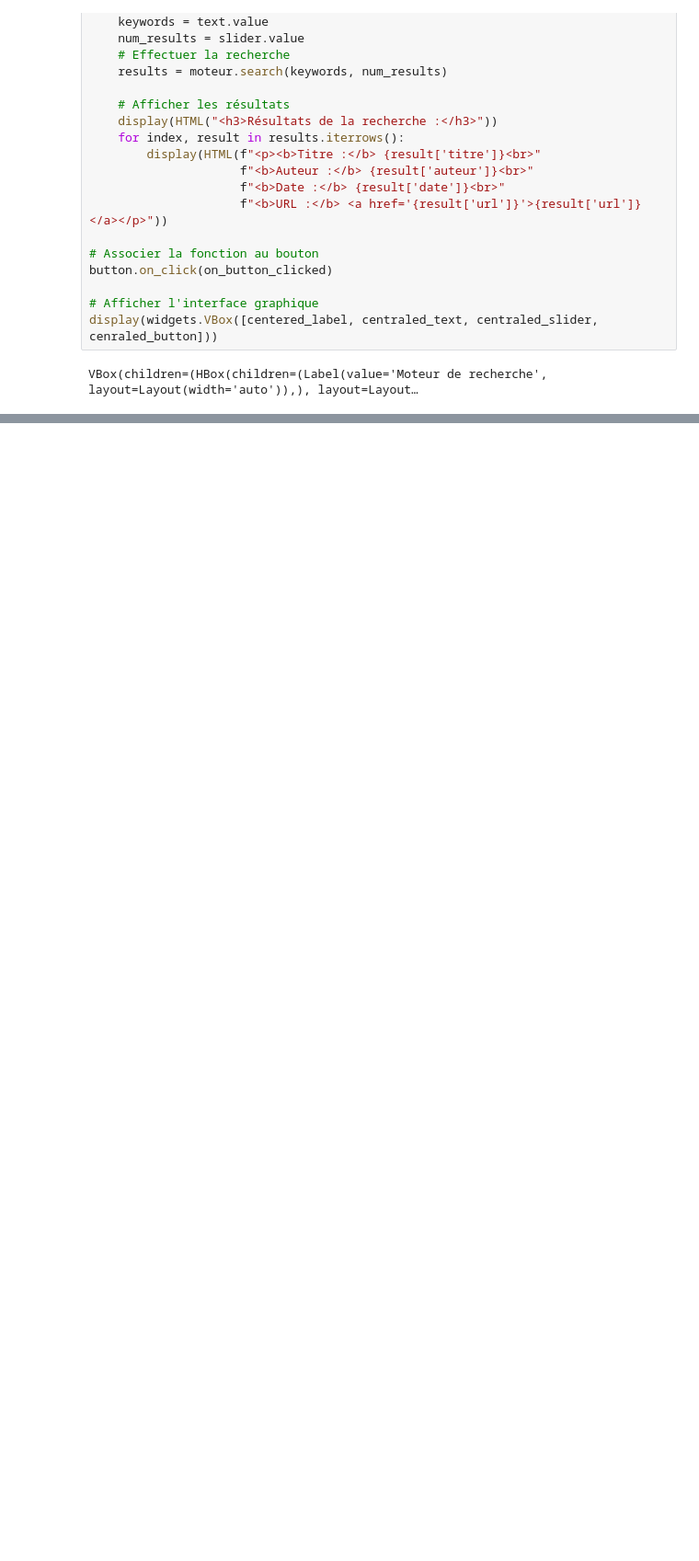
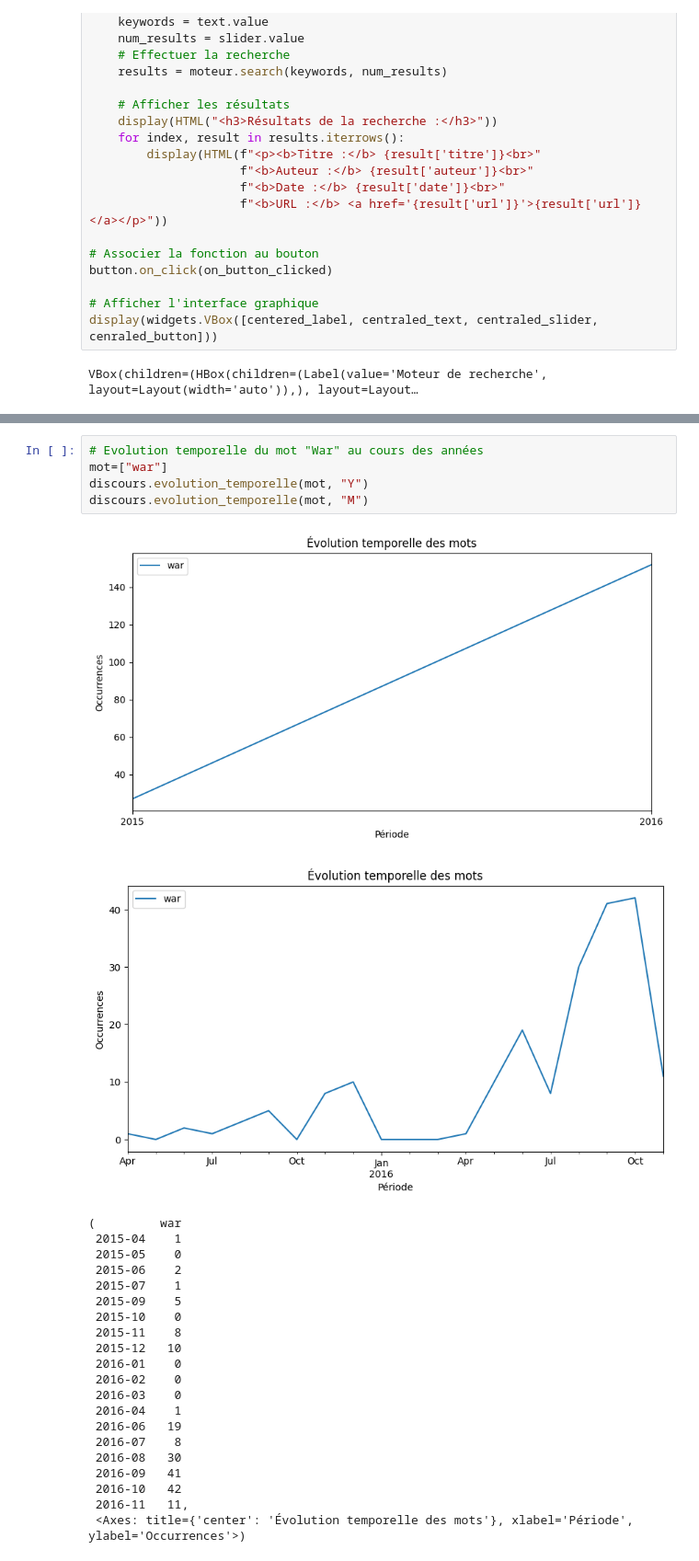
Before and after one commit to yousra-bouhanna/Pysearch, a Jupyter notebook: interface.ipynb, the cells around one changed output, grey strips where cells are left out. Shown: that part at 92% size. Saved outputs shown, nothing was run; the diff lists cells and outputs as text; blank space fills up the shorter version.

Commit message:
Evolution temporelle des mots

```diff
--- a/interface.ipynb
+++ b/interface.ipynb
@@ -220,0 +221,28 @@ plot_wordcloud(unique_words_corpus2, "Unique words in corpus","Outputs")
+# %%
+# Evolution temporelle du mot "War" au cours des années
+mot=["war"]
+discours.evolution_temporelle(mot, "Y")
+discours.evolution_temporelle(mot, "M")
+# %% [output]
+[figure, added]
+[figure, added]
+(         war
+ 2015-04    1
+ 2015-05    0
+ 2015-06    2
+ 2015-07    1
+ 2015-09    5
+ 2015-10    0
+ 2015-11    8
+ 2015-12   10
+ 2016-01    0
+ 2016-02    0
+ 2016-03    0
+ 2016-04    1
+ 2016-06   19
+ 2016-07    8
+ 2016-08   30
+ 2016-09   41
+ 2016-10   42
+ 2016-11   11,
+ <Axes: title={'center': 'Évolution temporelle des mots'}, xlabel='Période', ylabel='Occurrences'>)
```
Also changed, not shown: parts of 1 cell of this notebook, 5 other files.
